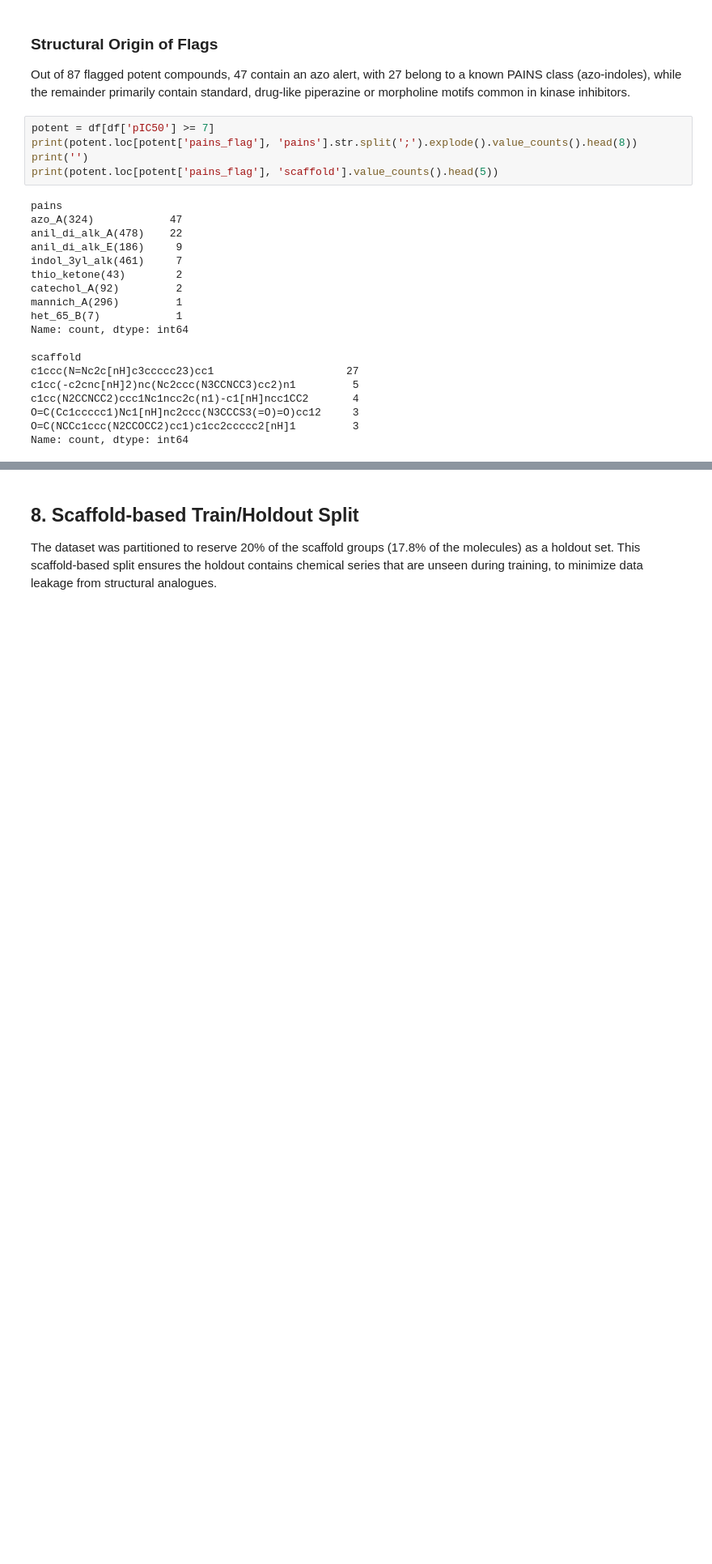
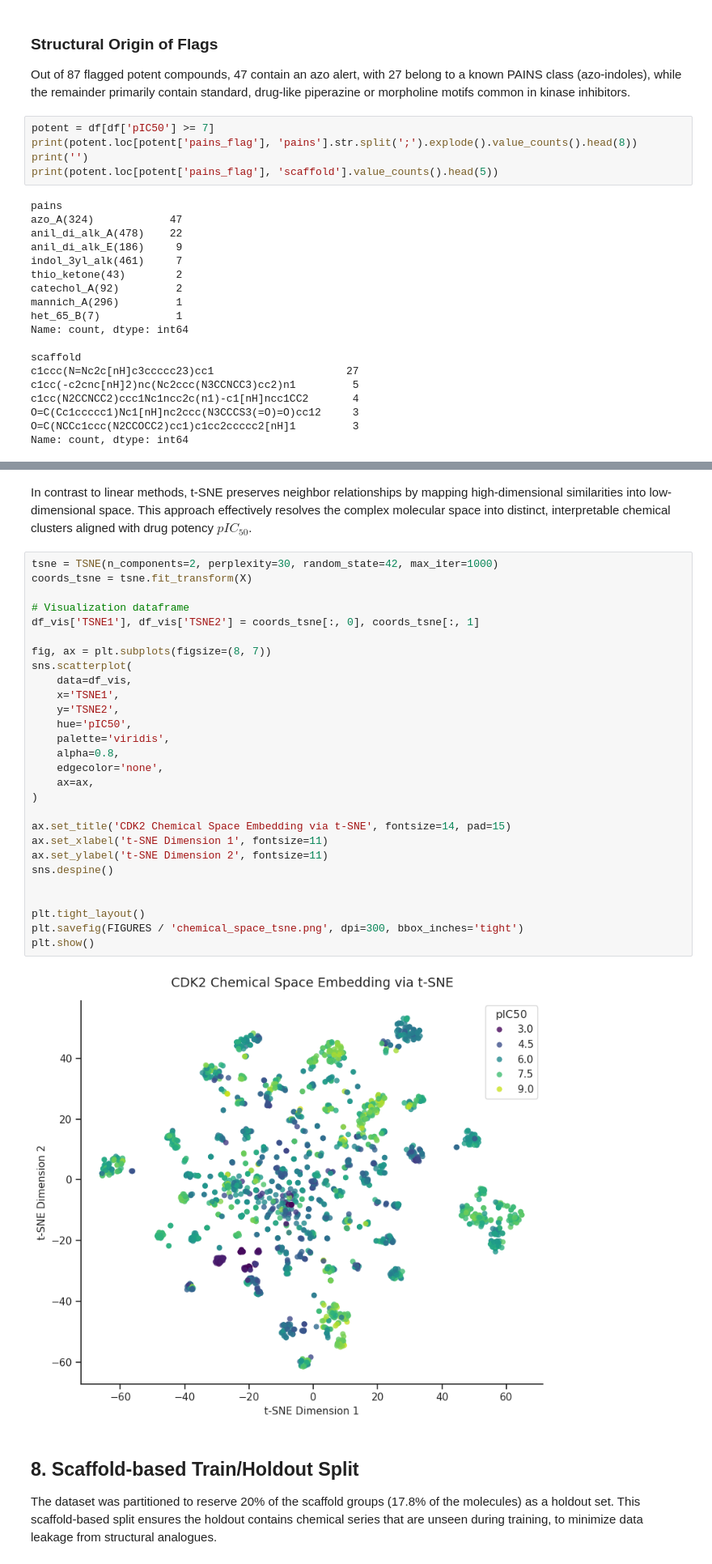
Before and after one commit to pd-idubor/cdk2-cheminformatics-pipeline, a Jupyter notebook: notebooks/02_chemical_space_and_filters.ipynb, the cells around one changed output, grey strips where cells are left out. Shown at 81% size. Saved outputs shown, nothing was run; the diff lists cells and outputs as text; blank space fills up the shorter version.

```diff
--- a/notebooks/02_chemical_space_and_filters.ipynb
+++ b/notebooks/02_chemical_space_and_filters.ipynb
@@ -321,3 +339,35 @@ plt.show()
+# %% [markdown]
+In contrast to linear methods, t-SNE preserves neighbor relationships by mapping high-dimensional similarities into low-dimensional space. This approach effectively resolves the complex molecular space into distinct, interpretable chemical clusters aligned with drug potency $pIC_{50}$.
+# %%
+tsne = TSNE(n_components=2, perplexity=30, random_state=42, max_iter=1000)
+coords_tsne = tsne.fit_transform(X)
+
+# Visualization dataframe
+df_vis['TSNE1'], df_vis['TSNE2'] = coords_tsne[:, 0], coords_tsne[:, 1]
+
+fig, ax = plt.subplots(figsize=(8, 7))
+sns.scatterplot(
+    data=df_vis,
+    x='TSNE1',
+    y='TSNE2',
+    hue='pIC50',
+    palette='viridis',
+    alpha=0.8,
+    edgecolor='none',
+    ax=ax,
+)
+
+ax.set_title('CDK2 Chemical Space Embedding via t-SNE', fontsize=14, pad=15)
+ax.set_xlabel('t-SNE Dimension 1', fontsize=11)
+ax.set_ylabel('t-SNE Dimension 2', fontsize=11)
+sns.despine()
+
+
+plt.tight_layout()
+plt.savefig(FIGURES / 'chemical_space_tsne.png', dpi=300, bbox_inches='tight')
+plt.show()
+# %% [output]
+[figure, added]
 # %% [markdown]
 ## 8. Scaffold-based Train/Holdout Split
 The dataset was partitioned to reserve 20% of the scaffold groups (17.8% of the molecules) as a holdout set. This scaffold-based split ensures the holdout contains chemical series that are unseen during training, to minimize data leakage from structural analogues.
```
Also changed, not shown: parts of 11 cells of this notebook, 2 other files.
